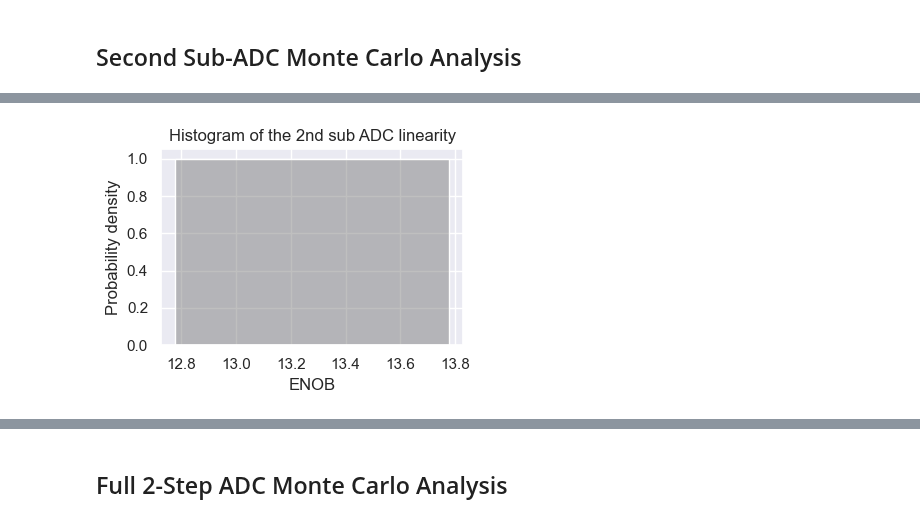
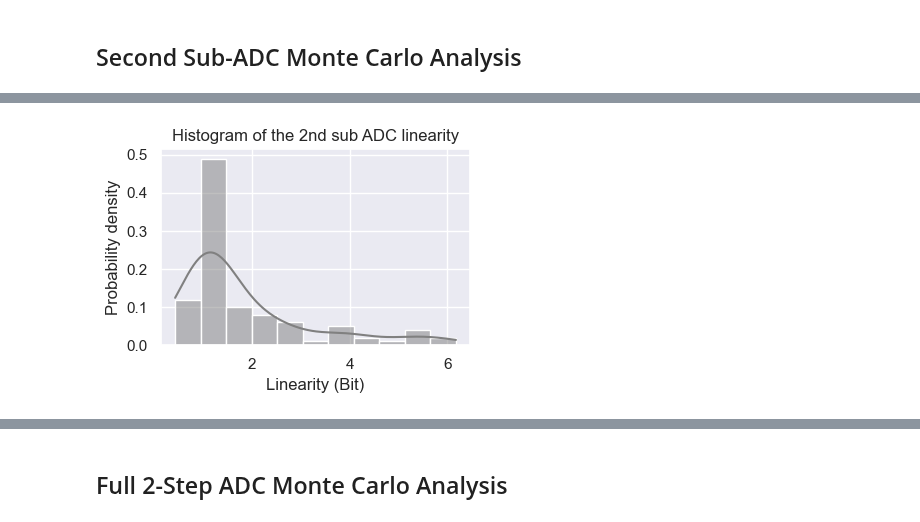
Before and after one commit to das-dias/signal-converters-notebooks, a Jupyter notebook: practical_classes/project_1.ipynb, the cells around one changed output, grey strips where cells are left out. Saved outputs shown, nothing was run; the diff lists cells and outputs as text; code cells hidden in the pictures.

Commit message:
Corrected project1 2-Stage Pipeline ADC code and it is running fine. Need to add spectral analysis of the ADC

```diff
--- a/practical_classes/project_1.ipynb
+++ b/practical_classes/project_1.ipynb
@@ -165,8 +165,9 @@ There are two main approaches: the long form, that actually describes the true o
 A1      = vref
 fbin    = 1
 f1      = fbin*(Fs/Np)
-ph1    = 0
+ph1     = 0
 vin1t   = A1*np.sin(2*np.pi*f1*tD + ph1)
+vin1    = np.linspace(-A1, A1, Np) # ramp input
 if ENABLE_NOISE:
     vin1t = vin1t + vn_in
 
@@ -178,7 +179,6 @@ power_vin1f     = (vin1f*vin1f) # [V^2] - square the voltage spectrum to obtain
 power_vinf_dB   = 10 * np.log10(power_vin1f)  # [dB] - convert the power spectrum to dB
 # %%
 # setup the input voltage array
-vin1    = np.sort(np.unique(vin1t))
 vint_p  = (vin1t)/2 + vcm
 vint_n  = -(vin1t)/2 + vcm
 vinp    = (vin1)/2 + vcm
@@ -581,3 +589,11 @@ def residue_amplifier(
+# %%
+# CONTROL VARIABLES FOR ALL SIMULATIONS
+# setup mponte carlo analysis
+NUM_CIRCUITS        = 100 # number of circuits in monte carlo simulation
+CAP_MISMATCH_MEAN   = 0.0
+CAP_MISMATCH_STD    = 0.01 # 1% Capacitance mismatch
+NUM_COMP_OFSTS      = 5
+MAX_COMP_OFST       = 5*mV
 # %% [markdown]
 ## First Sub-ADC Monte Carlo Analysis
 # %%
@@ -771,29 +786,30 @@ plt.tight_layout()
 ## Second Sub-ADC Monte Carlo Analysis
 # %%
 # setup mponte carlo analysis
-Ncircuits = 1 # number of circuits in monte carlo simulation
+#Ncircuits = 1 # number of circuits in monte carlo simulation
 
 second_sub_adc_avg_lins = []
 
 # setup comparator offset
-Num_comp_offsets    = 1   # number of comparator offsets to be simulated
-comp_offsets        = np.linspace(0, 2*mV, Num_comp_offsets) # [V] # array of comparator offsets
+Num_comp_offsets    = NUM_COMP_OFSTS   # number of comparator offsets to be simulated
+comp_offsets        = np.linspace(0, MAX_COMP_OFST, Num_comp_offsets) # [V] # array of comparator offsets
 
 # setup the capacitor mismatch error for the monte carlo sim
-cap_err_mean    = 0.0
-cap_mismatch    = 0.00  # 1% capacitor mismatch
-std_cap_err     = cap_mismatch
+#cap_err_mean    = 0.0
+#cap_mismatch    = 0.00  # 1% capacitor mismatch
+cap_err_mean    = CAP_MISMATCH_MEAN
+cap_mismatch    = CAP_MISMATCH_STD
 
 # setup the ideal input signal of the second sub ADC
 #vin2 = vin1/(2**(Nbits_first))
 #vinp2 = (vin2)/2 + vcm
 #vinn2 = -(vin2)/2 + vcm
-vin2t        = vin1t/second_adc_gain
+vin2        = vin1/second_adc_gain
 
 
 for comp_offset in comp_offsets:
     second_sub_adc_lins = []
-    for _ in range(Ncircuits):
+    for _ in range(NUM_CIRCUITS):
 
         """ SECOND STAGE:
             SUB-ADC based on a VCM-based fully differential
@@ -803,7 +819,7 @@ for comp_offset in comp_offsets:
             dout_dec_second, _, charge_vref_second,
             charge_vcm_second, vres_second,
             vp_second, vn_second) = loop_unrolled_bottom_plate_sampling_monotonic_splitcap_sar_adc(
-            vin=vin2t,
+            vin=vin2,
             vrefp=vrefp_second,
             vrefn=vrefn_second,
             vdd=vdd,
@@ -816,11 +832,11 @@ for comp_offset in comp_offsets:
         )
         # get the transistion voltage of the first sub ADC
         dout_second = dout_dec_second[ np.where(np.diff(dout_dec_second) > 0 )]
-        vtrans_second = vin2t[ np.where(np.diff(dout_dec_second) > 0 )]
+        vtrans_second = vin2[ np.where(np.diff(dout_dec_second) > 0 )]
         #pdb.set_trace()
 
-        dout_second = np.sort( np.unique(dout_second) )
-        vtrans_second = np.sort( np.unique(vtrans_second) )
+        #dout_second = np.sort( np.unique(dout_second) )
+        #vtrans_second = np.sort( np.unique(vtrans_second) )
 
         # compute the INL and DNL of the first sub ADC
         vlsb_measured_second = (vtrans_second[-1] - vtrans_second[0])/(2**Nbits_second - 2)
@@ -928,16 +942,16 @@ plt.tight_layout()
 # %%
 # plot the linearity histogram of the first sub ADC
 fig, ax = plt.subplots(figsize=(4,3))
 sns.histplot(second_sub_adc_lins, ax=ax,
              kde=True, stat='probability',
              color='gray',
              label='2nd sub ADC linearity')
-ax.set_xlabel('ENOB')
+ax.set_xlabel('Linearity (Bit)')
 ax.set_ylabel('Probability density')
 ax.set_title('Histogram of the 2nd sub ADC linearity')
 plt.tight_layout()
 # %% [output]
-[figure, old version]
+[figure, new version]
 # %%
 # observe the average linearity of the first sub ADC
 # against comparator offset
```
Also changed, not shown: parts of 22 cells of this notebook.
